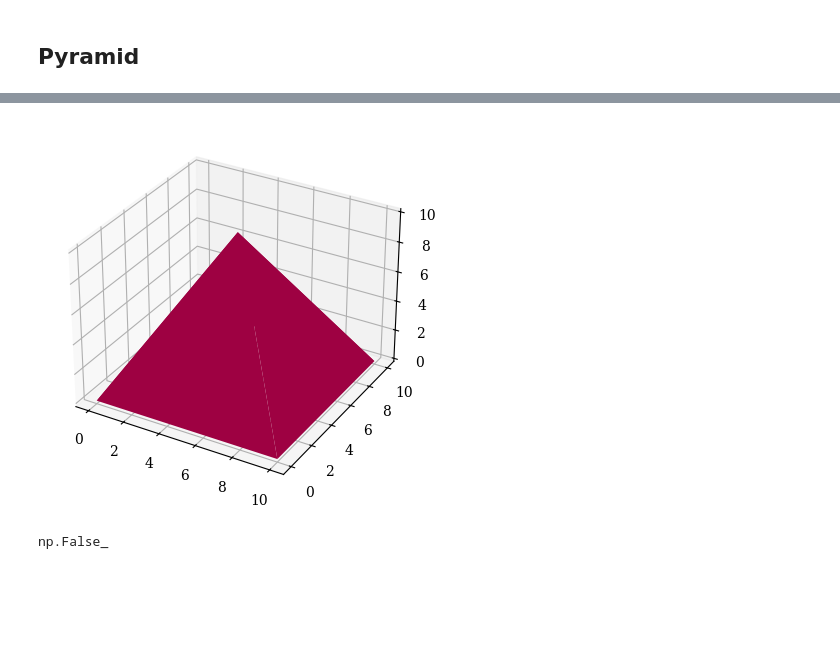
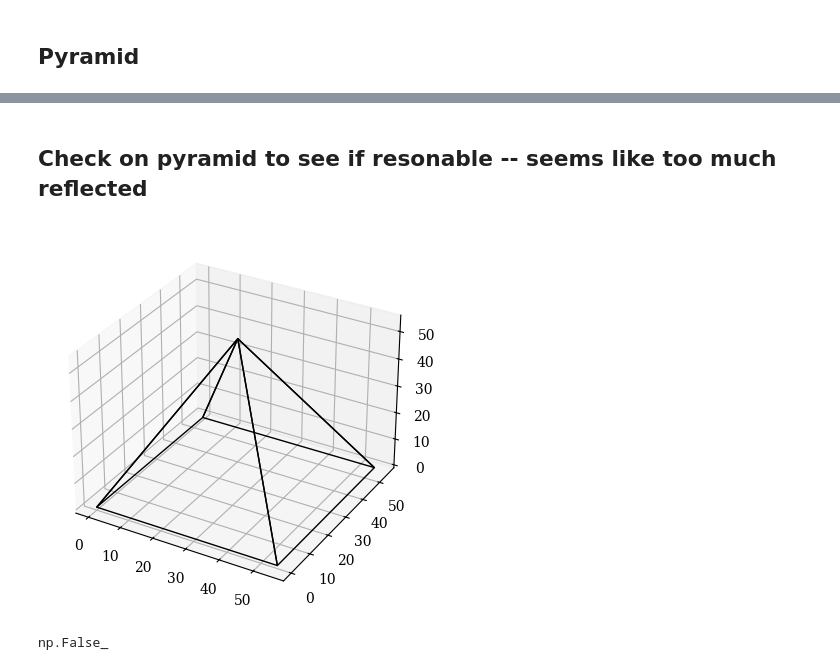
Before and after one commit to Mte2112/ATOC5235, a Jupyter notebook: final_project/final_project_mte.ipynb, the cells around one changed output, grey strips where cells are left out. Saved outputs shown, nothing was run; the diff lists cells and outputs as text; code cells hidden in the pictures; blank space fills up the shorter version.

Commit message:
added pyramid

```diff
--- a/final_project/final_project_mte.ipynb
+++ b/final_project/final_project_mte.ipynb
@@ -521,3 +854,5 @@ saved sphere_animation_photons-100_tau-10.gif
+# %% [markdown]
+## Check on pyramid to see if resonable -- seems like too much reflected
 # %%
 # https://stackoverflow.com/questions/29311682/finding-if-point-is-in-3d-poly-in-python
 # if point is inside polygon
@@ -528,36 +863,37 @@ saved sphere_animation_photons-100_tau-10.gif
 # from old post https://stackoverflow.com/questions/26434726/return-surface-triangle-of-3d-scipy-spatial-delaunay
 import numpy as np
 import matplotlib.pyplot as plt
 from mpl_toolkits.mplot3d import Axes3D
 import matplotlib.tri as mtri
 from scipy.spatial import Delaunay
 
 # u, v are parameterisation variables
-optical_depth = 10
+optical_depth = base_height_pyramid
 u = np.array([0,0,optical_depth/2,optical_depth,optical_depth])
 v = np.array([0,optical_depth,optical_depth/2,0,optical_depth])
 w = np.array([0,0,optical_depth,0,0])
 
 x = u
 y = v
 z = w
 
 # Triangulate parameter space to determine the triangles
 #tri = mtri.Triangulation(u, v)
 pyramid = Delaunay(np.array([u,v, w]).T)
 
 fig = plt.figure()
 ax = fig.add_subplot(1, 1, 1, projection='3d')
 
 # The triangles in parameter space determine which x, y, z points are
 # connected by an edge
 #ax.plot_trisurf(x, y, z, triangles=tri.triangles, cmap=plt.cm.Spectral)
-ax.plot_trisurf(x, y, z, triangles=pyramid.simplices, cmap=plt.cm.Spectral)
+#ax.plot_trisurf(x, y, z, triangles=pyramid.simplices, cmap=plt.cm.Spectral)
+ax.plot_trisurf(x, y, z, triangles=pyramid.simplices, color='none', edgecolor='black', linewidth=1.0)
 
 
 plt.show()
 # %% [output]
-[figure, old version]
+[figure, new version]
 # %%
 pyramid = Delaunay(np.array([u,v,w]).T)
 pyramid.find_simplex([10, 0.2, 0.1]) >= 0
```
Also changed, not shown: parts of 14 cells of this notebook.
